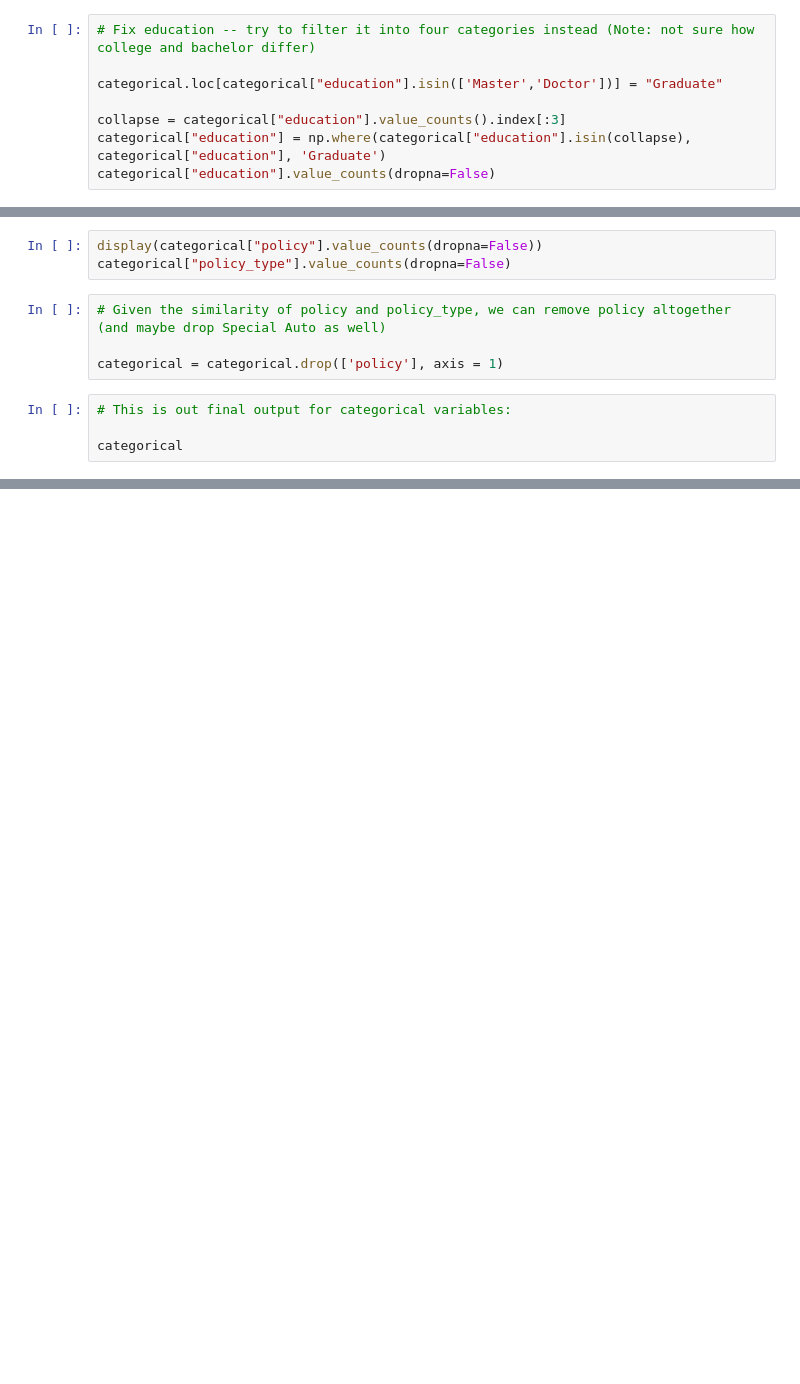
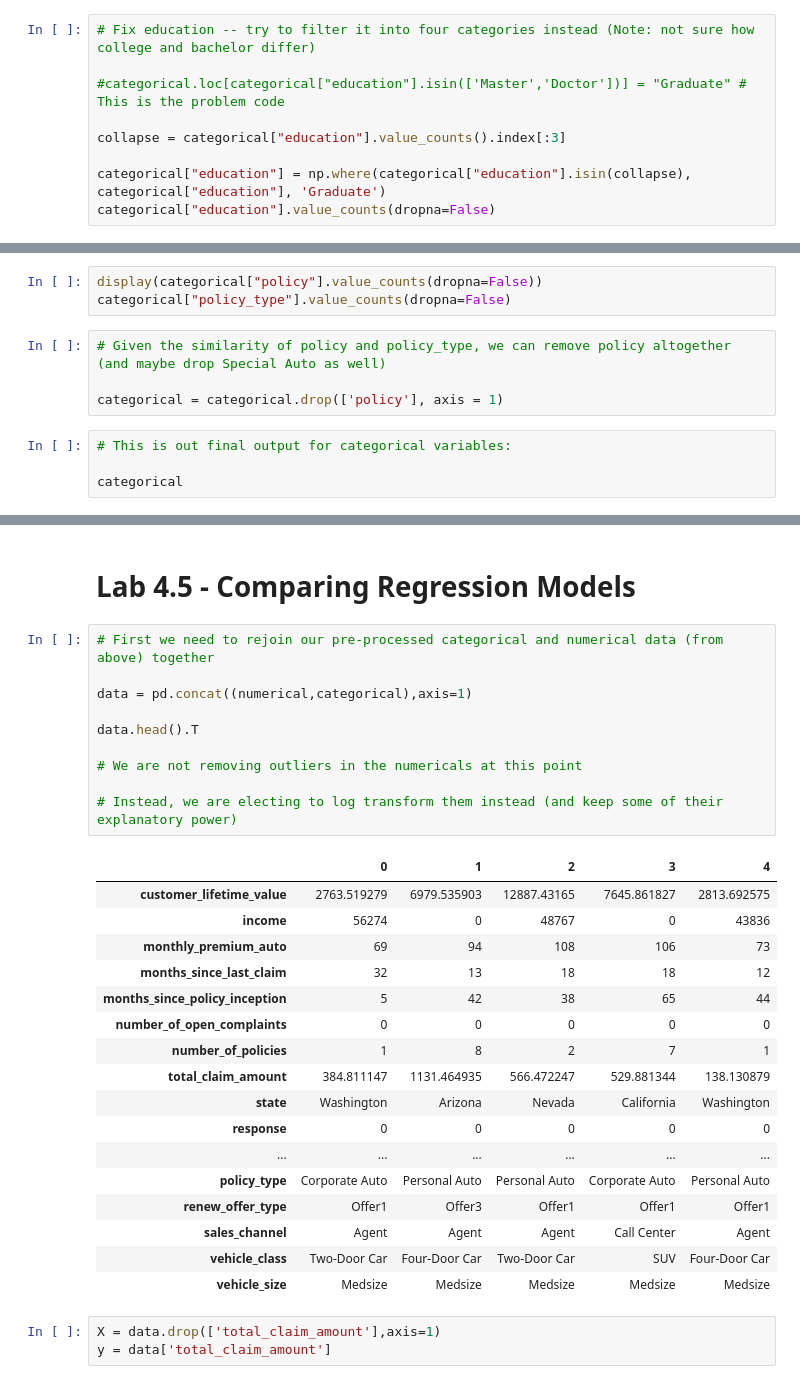
Before and after one commit to wmarshalljr/lab-cleaning-numerical-data, a Jupyter notebook: files_for_lab/Lab_NumCat_4.1_4.2.ipynb, the cells around one changed output, grey strips where cells are left out. Cells and saved outputs as stored; diff of their text form; blank space fills up the shorter version.

```diff
--- a/files_for_lab/Lab_NumCat_4.1_4.2.ipynb
+++ b/files_for_lab/Lab_NumCat_4.1_4.2.ipynb
@@ -158,9 +155,10 @@ categorical_columns = [col for col in categorical if (len(categorical[col].uniqu
 # %%
 # Fix education -- try to filter it into four categories instead (Note: not sure how college and bachelor differ)
 
-categorical.loc[categorical["education"].isin(['Master','Doctor'])] = "Graduate"
+#categorical.loc[categorical["education"].isin(['Master','Doctor'])] = "Graduate" # This is the problem code
 
 collapse = categorical["education"].value_counts().index[:3]
+
 categorical["education"] = np.where(categorical["education"].isin(collapse), categorical["education"], 'Graduate')
 categorical["education"].value_counts(dropna=False)
 # %%
@@ -265,0 +221,33 @@ plt.show()
+# %% [markdown]
+# Lab 4.5 - Comparing Regression Models
+# %%
+# First we need to rejoin our pre-processed categorical and numerical data (from above) together
+
+data = pd.concat((numerical,categorical),axis=1)
+
+data.head().T
+
+# We are not removing outliers in the numericals at this point
+
+# Instead, we are electing to log transform them instead (and keep some of their explanatory power)
+# %% [output]
+|  | 0 | 1 | 2 | 3 | 4 |
+| customer_lifetime_value | 2763.519279 | 6979.535903 | 12887.43165 | 7645.861827 | 2813.692575 |
+| income | 56274 | 0 | 48767 | 0 | 43836 |
+| monthly_premium_auto | 69 | 94 | 108 | 106 | 73 |
+| months_since_last_claim | 32 | 13 | 18 | 18 | 12 |
+| months_since_policy_inception | 5 | 42 | 38 | 65 | 44 |
+| number_of_open_complaints | 0 | 0 | 0 | 0 | 0 |
+| number_of_policies | 1 | 8 | 2 | 7 | 1 |
+| total_claim_amount | 384.811147 | 1131.464935 | 566.472247 | 529.881344 | 138.130879 |
+| state | Washington | Arizona | Nevada | California | Washington |
+| response | 0 | 0 | 0 | 0 | 0 |
+| ... | ... | ... | ... | ... | ... |
+| policy_type | Corporate Auto | Personal Auto | Personal Auto | Corporate Auto | Personal Auto |
+| renew_offer_type | Offer1 | Offer3 | Offer1 | Offer1 | Offer1 |
+| sales_channel | Agent | Agent | Agent | Call Center | Agent |
+| vehicle_class | Two-Door Car | Four-Door Car | Two-Door Car | SUV | Four-Door Car |
+| vehicle_size | Medsize | Medsize | Medsize | Medsize | Medsize |
+# %%
+X = data.drop(['total_claim_amount'],axis=1)
+y = data['total_claim_amount']
```
Also changed, not shown: parts of 33 cells of this notebook.
